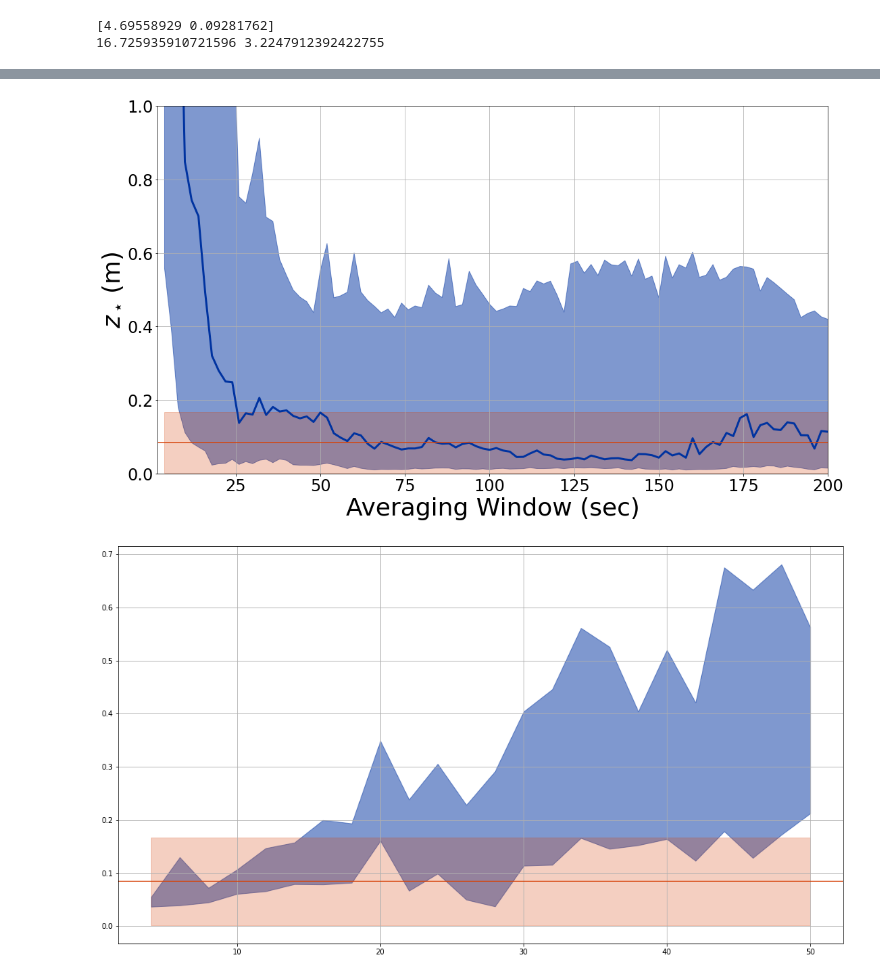
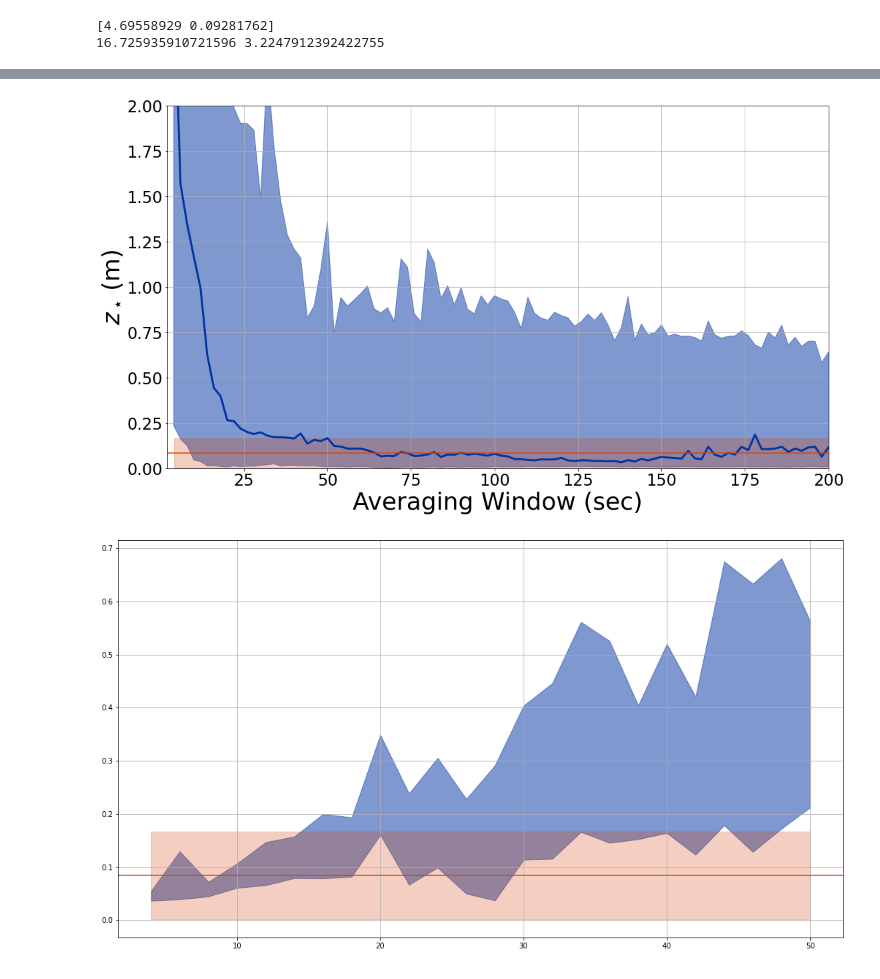
Before and after one commit to BoiseStatePlanetary/Optimizing-Number-and-Placement-of-Anemometers, a Jupyter notebook: figures and data/Experimenting with roughness scale measurements.ipynb, the cells around one changed output, grey strips where cells are left out. Drawn from its saved outputs; the diff is of its cells as text; code cells hidden in the pictures.

Commit message:
Added synthetic terrestrial wind profile figure

```diff
--- a/figures and data/Experimenting with roughness scale measurements.ipynb
+++ b/figures and data/Experimenting with roughness scale measurements.ipynb
@@ -29,7 +27,7 @@ anemometer_names = heights.keys()
 windspeeds = {}
 
 for key in heights.keys():
-    ls = glob("WEATHER_*%s_May*" % key)
+    ls = glob("Field_Experiments/Alamosa_Parking_Lot_Experiments/WEATHER_*%s_May*" % key)
 
     data = np.genfromtxt(ls[0], skip_header=5, delimiter=',')
 
@@ -222,7 +220,7 @@ for key in heights.keys():
     c = next(color)
     linestyle = next(linestyles)
 
-    ls = glob("WEATHER_*%s_May*" % key)
+    ls = glob("Field_Experiments/Alamosa_Parking_Lot_Experiments/WEATHER_*%s_May*" % key)
 
     data = np.genfromtxt(ls[0], skip_header=5, delimiter=',')
 
@@ -452,67 +318,69 @@ sample_times = np.arange(4, 202, 2)
 num_tries = 1000
 
 median_quantile = 0.5
-upper_quantile = 0.75
-lower_quantile = 0.25
+upper_quantile = 0.84
+lower_quantile = 0.16
 
-saved_sample_times = np.array([])
-zstars = np.array([])
-zstars_sigma = np.array([])
-lower_sigmas = np.array([])
-upper_sigmas = np.array([])
+# saved_sample_times = np.array([])
+# zstars = np.array([])
+# zstars_sigma = np.array([])
+# lower_sigmas = np.array([])
+# upper_sigmas = np.array([])
 
-for i in range(len(sample_times)):
-    cur_saved_sample_times = np.array([])
-    cur_zstars = np.array([])
+# for i in range(len(sample_times)):
+#     cur_saved_sample_times = np.array([])
+#     cur_zstars = np.array([])
 
-    for j in range(num_tries):
+#     for j in range(num_tries):
 
-        # Make sure there is plenty of time at the end
-        t0 = choice(time[time < time[-1] - len(heights)*sample_times[i]])
-        averaged_heights, averaged_windspeeds, std_windspeeds = sample_wind_profile(sample_times[i], t0)
+#         # Make sure there is plenty of time at the end
+#         t0 = choice(time[time < time[-1] - len(heights)*sample_times[i]])
+#         averaged_heights, averaged_windspeeds, std_windspeeds = sample_wind_profile(sample_times[i], t0)
 
-        # How about we toss any profile that doesn't increase with altitude?
-        # https://stackoverflow.com/questions/3755136/pythonic-way-to-check-if-a-list-is-sorted-or-not
-        if(all(averaged_windspeeds[i+1] <= averaged_windspeeds[i] for i in range(len(averaged_windspeeds) - 1))):
+#         # How about we toss any profile that doesn't increase with altitude?
+#         # https://stackoverflow.com/questions/3755136/pythonic-way-to-check-if-a-list-is-sorted-or-not
+#         if(all(averaged_windspeeds[i+1] <= averaged_windspeeds[i] for i in range(len(averaged_windspeeds) - 1))):
 
-            x = np.log(averaged_heights/np.min(averaged_heights))
-            y = averaged_windspeeds
-            popt, pcov = curve_fit(lin_fit, x, y, sigma=std_windspeeds)
-            unc = np.sqrt(np.diag(pcov))
+#             x = np.log(averaged_heights/np.min(averaged_heights))
+#             y = averaged_windspeeds
+#             popt, pcov = curve_fit(lin_fit, x, y, sigma=std_windspeeds)
+#             unc = np.sqrt(np.diag(pcov))
 
-            # If the slope is negative, then we want zstar to be negative.
-            zstar = calc_zstar_from_slope_and_intercept(np.min(averaged_heights), *popt)*np.sign(popt[0])
+#             # If the slope is negative, then we want zstar to be negative.
+#             zstar = calc_zstar_from_slope_and_intercept(np.min(averaged_heights), *popt)*np.sign(popt[0])
 
-            cur_zstars = np.append(zstar, cur_zstars)
-            cur_saved_sample_times = np.append(sample_times[i], cur_saved_sample_times)
+#             cur_zstars = np.append(zstar, cur_zstars)
+#             cur_saved_sample_times = np.append(sample_times[i], cur_saved_sample_times)
 
-    zstars = np.append(np.quantile(cur_zstars, [median_quantile]), zstars)
-    lower_sigma, upper_sigma = np.quantile(cur_zstars, [lower_quantile, upper_quantile]) -\
-        np.quantile(cur_zstars, [median_quantile])
-    lower_sigmas = np.append(-lower_sigma, lower_sigmas)
-    upper_sigmas = np.append(upper_sigma, upper_sigmas)
+#     zstars = np.append(np.quantile(cur_zstars, [median_quantile]), zstars)
+#     lower_sigma, upper_sigma = np.quantile(cur_zstars, [lower_quantile, upper_quantile]) -\
+#         np.quantile(cur_zstars, [median_quantile])
+#     lower_sigmas = np.append(-lower_sigma, lower_sigmas)
+#     upper_sigmas = np.append(upper_sigma, upper_sigmas)
 
-    saved_sample_times = np.append(sample_times[i], saved_sample_times)
+#     saved_sample_times = np.append(sample_times[i], saved_sample_times)
 
 ax.plot(saved_sample_times, zstars, color=BoiseState_blue, lw=3)
 ax.fill_between(saved_sample_times, zstars - lower_sigmas,
                 zstars + upper_sigmas, color=BoiseState_blue, alpha=0.5)
 
 # print(saved_sample_times)
 # print(zstars)
 ax.axhline(saved_zstar, color=BoiseState_orange)
 ax.fill_between(saved_sample_times, saved_zstar + saved_sigma_zstar, saved_zstar - saved_sigma_zstar,
                 color=BoiseState_orange, alpha=0.25)
 
-ax.set_ylim([0, 1])
+ax.set_ylim([0, 2])
 ax.set_xlim([2, 200])
 ax.grid(True)
 
 ax.set_xlabel("Averaging Window (sec)", fontsize=36)
 ax.set_ylabel(r'$z_\star\, \left({\rm m}\right)$', fontsize=36)
 ax.tick_params(labelsize=24)
+
+fig.savefig("synthetic_terrestrial_wind_profile.jpg", dpi=300, bbox_inches="tight")
 # %% [output]
-[figure, old version]
+[figure, new version]
 # %%
 fig = plt.figure(figsize=(10*16/9, 10))
 ax = fig.add_subplot(111)
```
Also changed, not shown: parts of 4 cells of this notebook, 1 other file.
